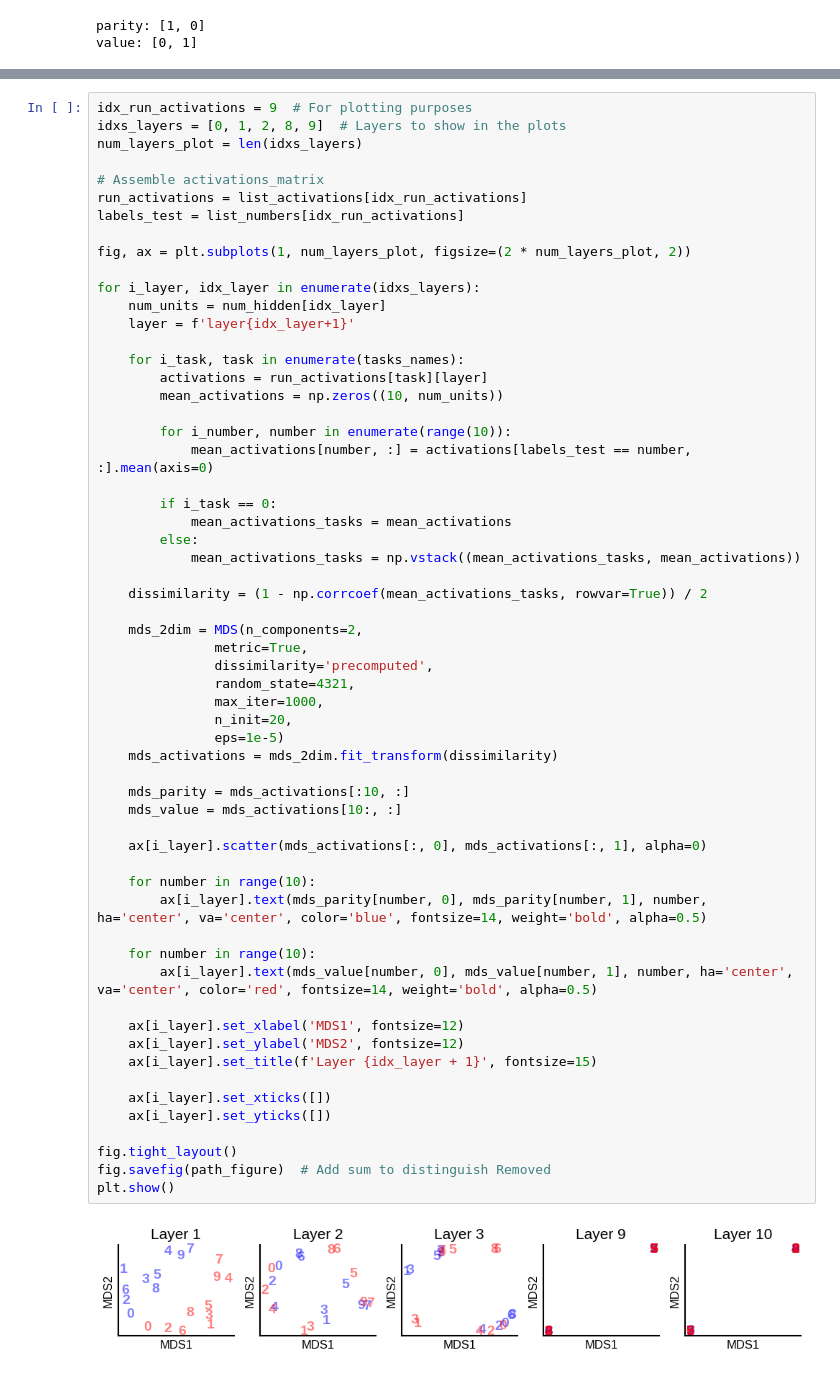
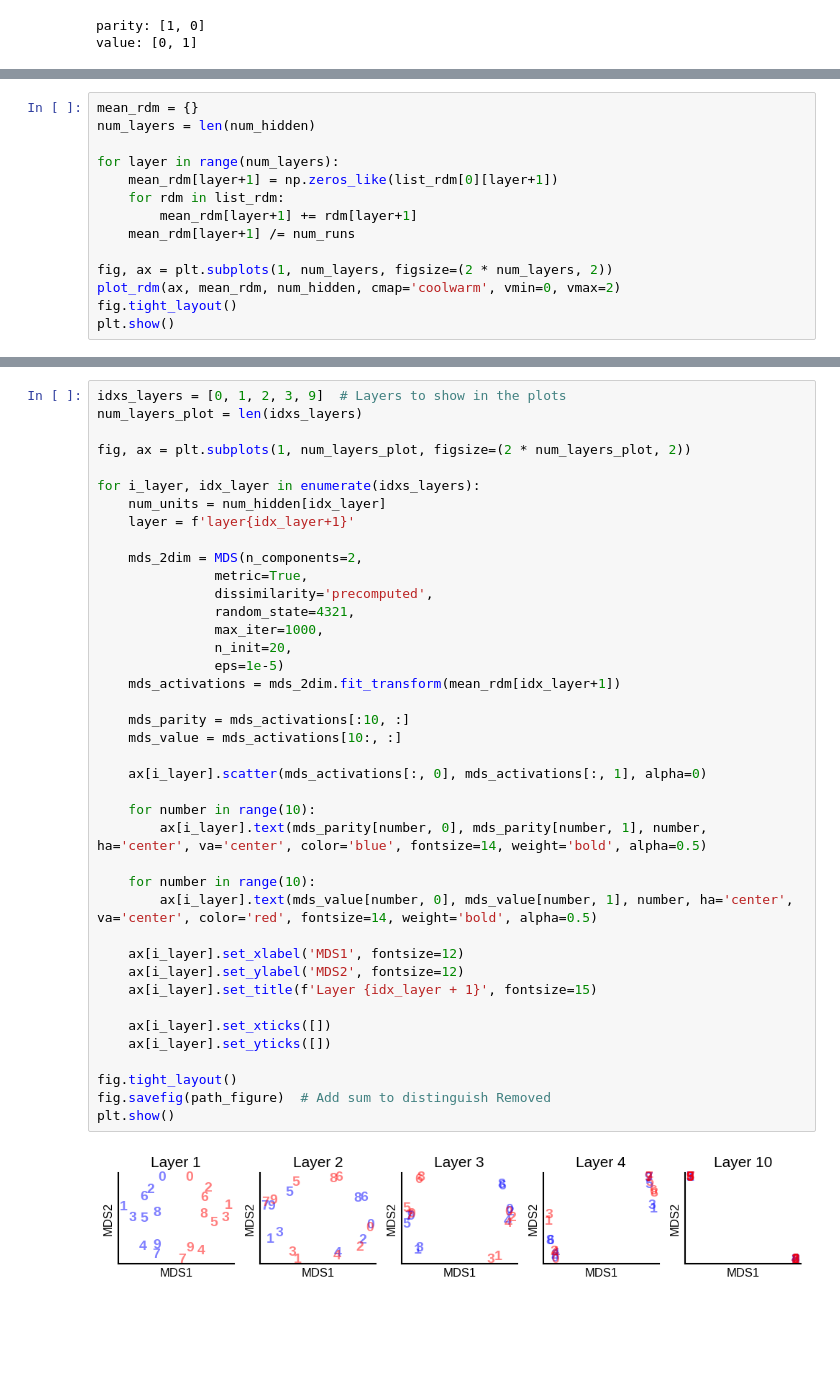
Before and after one commit to LofNaDI/neural-representations-multitasking, a Jupyter notebook: figures/figureS13/figureS13_mds_contexts_first.ipynb, the cells around one changed output, grey strips where cells are left out. Drawn from its saved outputs; the diff is of its cells as text; blank space fills up the shorter version.

Commit message:
Update figure S13

```diff
--- a/figures/figureS13/figureS13_mds_contexts_first.ipynb
+++ b/figures/figureS13/figureS13_mds_contexts_first.ipynb
@@ -124,2 +130,16 @@ for i_seed, seed in tqdm(enumerate(seeds_task_swithing), total=num_runs):
 # %% [output]
 Running on CPU.
+# %%
+mean_rdm = {}
+num_layers = len(num_hidden)
+
+for layer in range(num_layers):
+    mean_rdm[layer+1] = np.zeros_like(list_rdm[0][layer+1])
+    for rdm in list_rdm:
+        mean_rdm[layer+1] += rdm[layer+1]
+    mean_rdm[layer+1] /= num_runs
+
+fig, ax = plt.subplots(1, num_layers, figsize=(2 * num_layers, 2))
+plot_rdm(ax, mean_rdm, num_hidden, cmap='coolwarm', vmin=0, vmax=2)
+fig.tight_layout()
+plt.show()
@@ -126,61 +148,42 @@ Running on CPU.
 # %%
-idx_run_activations = 9  # For plotting purposes
-idxs_layers = [0, 1, 2, 8, 9]  # Layers to show in the plots
+idxs_layers = [0, 1, 2, 3, 9]  # Layers to show in the plots
 num_layers_plot = len(idxs_layers)
-
-# Assemble activations_matrix
-run_activations = list_activations[idx_run_activations]
-labels_test = list_numbers[idx_run_activations]
 
 fig, ax = plt.subplots(1, num_layers_plot, figsize=(2 * num_layers_plot, 2))
 
 for i_layer, idx_layer in enumerate(idxs_layers):
     num_units = num_hidden[idx_layer]
     layer = f'layer{idx_layer+1}'
-
-    for i_task, task in enumerate(tasks_names):
-        activations = run_activations[task][layer]
-        mean_activations = np.zeros((10, num_units))
-
-        for i_number, number in enumerate(range(10)):
-            mean_activations[number, :] = activations[labels_test == number, :].mean(axis=0)
-
-        if i_task == 0:
-            mean_activations_tasks = mean_activations
-        else:
-            mean_activations_tasks = np.vstack((mean_activations_tasks, mean_activations))
-
-    dissimilarity = (1 - np.corrcoef(mean_activations_tasks, rowvar=True)) / 2
 
     mds_2dim = MDS(n_components=2,
                metric=True,
                dissimilarity='precomputed',
                random_state=4321,
                max_iter=1000,
                n_init=20,
                eps=1e-5)
-    mds_activations = mds_2dim.fit_transform(dissimilarity)
+    mds_activations = mds_2dim.fit_transform(mean_rdm[idx_layer+1])
 
     mds_parity = mds_activations[:10, :]
     mds_value = mds_activations[10:, :]
 
     ax[i_layer].scatter(mds_activations[:, 0], mds_activations[:, 1], alpha=0)
 
     for number in range(10):
         ax[i_layer].text(mds_parity[number, 0], mds_parity[number, 1], number, ha='center', va='center', color='blue', fontsize=14, weight='bold', alpha=0.5)
 
     for number in range(10):
         ax[i_layer].text(mds_value[number, 0], mds_value[number, 1], number, ha='center', va='center', color='red', fontsize=14, weight='bold', alpha=0.5)
 
     ax[i_layer].set_xlabel('MDS1', fontsize=12)
     ax[i_layer].set_ylabel('MDS2', fontsize=12)
     ax[i_layer].set_title(f'Layer {idx_layer + 1}', fontsize=15)
 
     ax[i_layer].set_xticks([])
     ax[i_layer].set_yticks([])
 
 fig.tight_layout()
 fig.savefig(path_figure)  # Add sum to distinguish Removed
 plt.show()
 # %% [output]
-[figure, old version]
+[figure, new version]
```
Also changed, not shown: parts of 4 cells of this notebook, 6 other files.
